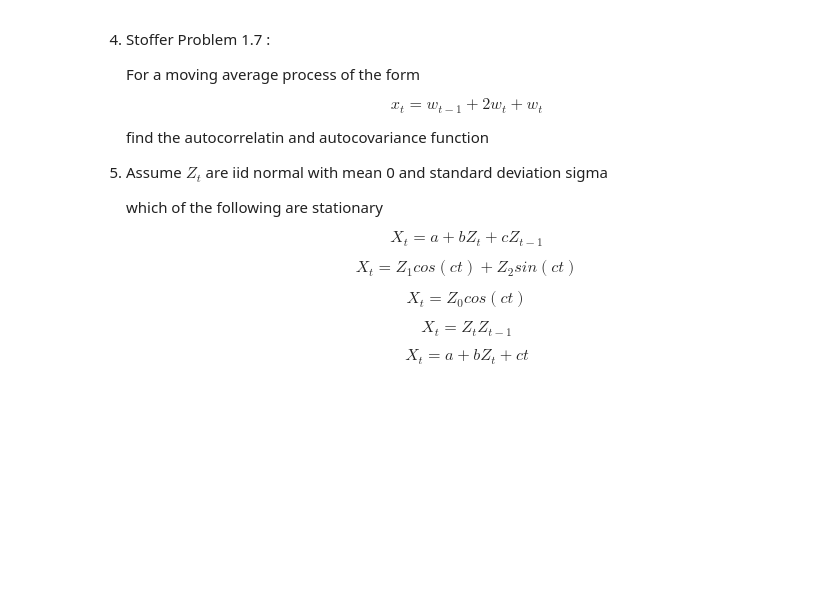
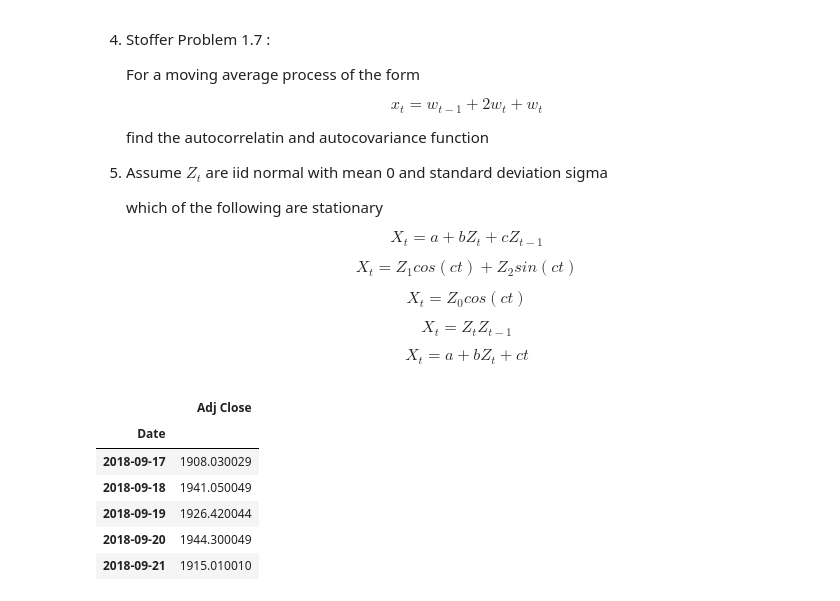
Before and after one commit to bondxue/FRE-6351-Time-Series-Anlysis, a Jupyter notebook: HW1-Seasonality-Stability-and-Detrending/HW1.ipynb, the cells around one changed output. Saved outputs shown, nothing was run; the diff lists cells and outputs as text; code cells hidden in the pictures; blank space fills up the shorter version.

```diff
--- a/HW1-Seasonality-Stability-and-Detrending/HW1.ipynb
+++ b/HW1-Seasonality-Stability-and-Detrending/HW1.ipynb
@@ -31,15 +42,39 @@
 # %%
 def n_business_day_before(test_date, n):
-    '''
-    This function is a helper function trying to calculate the date that n business day before the input date
-    '''
+    ONE_DAY = datetime.timedelta(days=1)
+    HOLIDAYS_US = holidays.US()
     last_day = test_date
     for _ in range(n):
         last_day = last_day - ONE_DAY
         while last_day.weekday() in holidays.WEEKEND or last_day in HOLIDAYS_US:
             last_day -= ONE_DAY
     return last_day
 
 def data_preparation(ticker_name, test_date):
     start_date = n_business_day_before(test_date, 249)
-    price_df = data.DataReader(ticker_name, 'yahoo', start_date, end_date)
+    price_df = data.DataReader(ticker_name, 'yahoo', start_date, test_date)
+    price_df = price_df[['Adj Close']]
+    return price_df
+
+def plot_one_column(df, column_name):
+    plt.style.use('ggplot')
+    fig, gx = plt.subplots(figsize = (40,10))
+    gx.xaxis.set_major_formatter(mdates.DateFormatter('%Y-%m'))
+    gx.plot(df.index, df[column_name], color='blue', label=column_name)
+    gx.set_xlabel('Dates',size=40, fontsize=30)
+    gx.set_ylabel('Price', fontsize=30)
+    gx.set_title(column_name, size=40)
+    gx.grid(True)
+
+test_date = datetime.datetime(2019, 9, 13)
+ticker_name = 'AMZN'
+AMZN_df = data_preparation(ticker_name, test_date)
+AMZN_df.head()
+# %% [output]
+|  | Adj Close |
+| Date |  |
+| 2018-09-17 | 1908.030029 |
+| 2018-09-18 | 1941.050049 |
+| 2018-09-19 | 1926.420044 |
+| 2018-09-20 | 1944.300049 |
+| 2018-09-21 | 1915.010010 |
```
Also changed, not shown: parts of 3 cells of this notebook.
